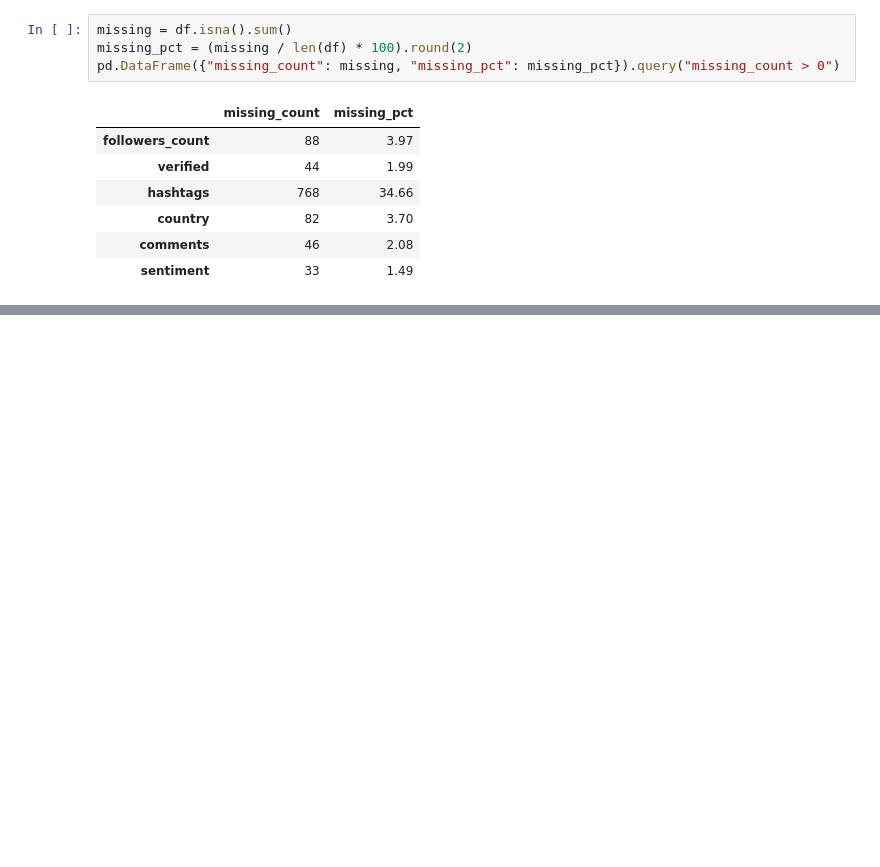
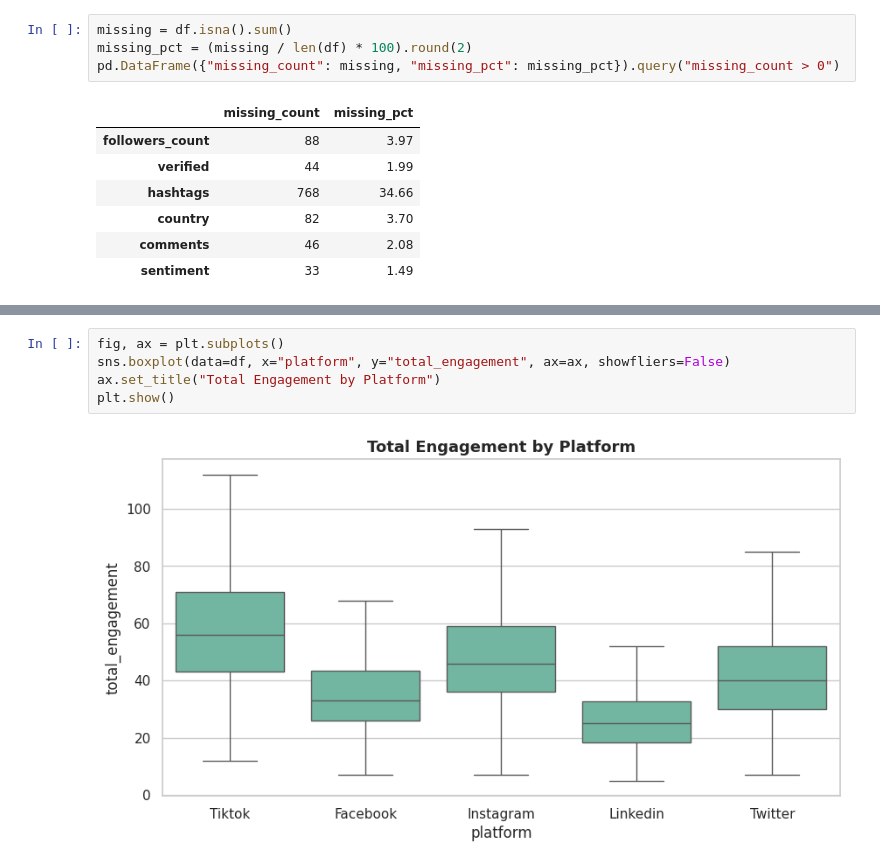
Before and after one commit to Izyan777/social-media-sentiment-analysis, a Jupyter notebook: Social_Media_Sentiment_Analysis.ipynb, the cells around one changed output, grey strips where cells are left out. Cells and saved outputs as stored; diff of their text form; blank space fills up the shorter version.

```diff
--- a/Social_Media_Sentiment_Analysis.ipynb
+++ b/Social_Media_Sentiment_Analysis.ipynb
@@ -610,0 +342,7 @@ hold after controlling for content topic.
+# %%
+fig, ax = plt.subplots()
+sns.boxplot(data=df, x="platform", y="total_engagement", ax=ax, showfliers=False)
+ax.set_title("Total Engagement by Platform")
+plt.show()
+# %% [output]
+[figure, added]
```
Also changed, not shown: parts of 109 cells of this notebook.
